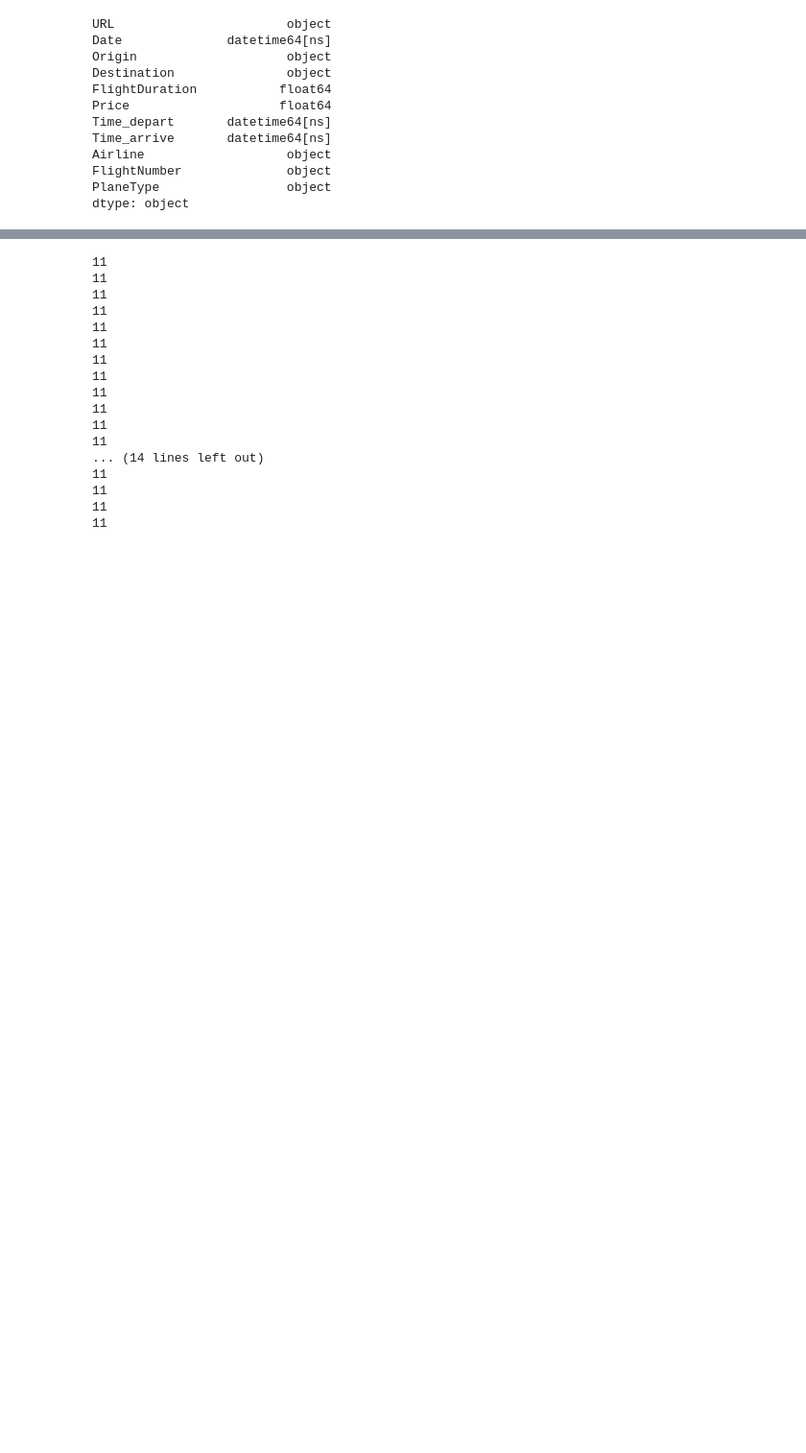
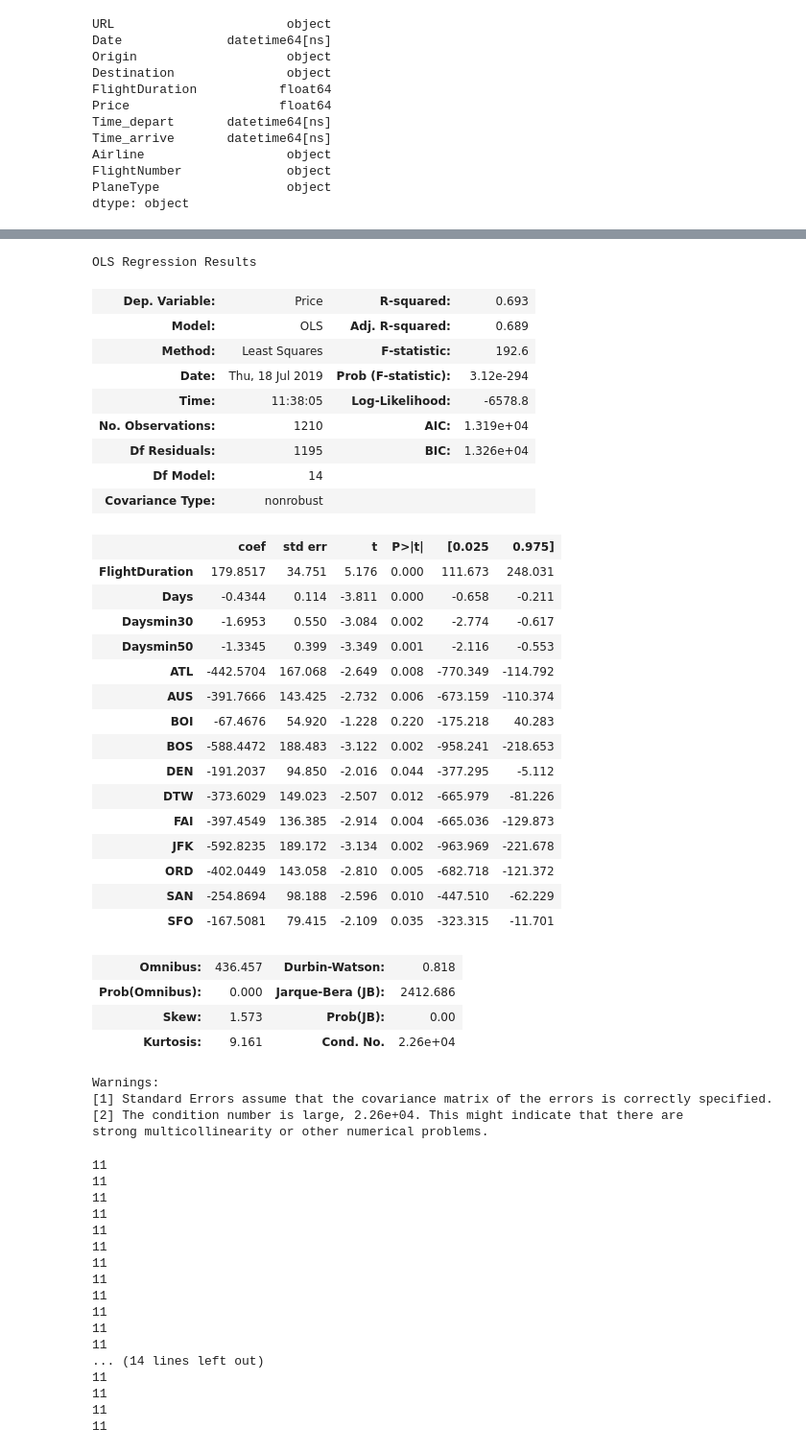
Before and after one commit to RWJohns/MetisProject2, a Jupyter notebook: ProjectCode.ipynb, the cells around one changed output, grey strips where cells are left out. Shown at 96% size. Cells and saved outputs as stored; diff of their text form; code cells hidden in the pictures; blank space fills up the shorter version.

```diff
--- a/ProjectCode.ipynb
+++ b/ProjectCode.ipynb
@@ -205,3 +323,48 @@ memory usage: 180.0+ KB
+# %%
+#y,X= df2_dum['Price'],df2_dum.drop(['Price','URL','Date','Origin','Destination','Time_depart','Time_arrive','Airline','FlightNumber','PlaneType'],axis=1)
+y,X= df4_dum['Price'],df4_dum.drop(['Price','Destination','Date'],axis=1)
+#y,X= df_dum['Price'],df_dum.drop(['Price','URL','Date','Origin','Destination','Time_depart','Time_arrive','Airline','FlightNumber','PlaneType'],axis=1)
+# %%
+model = sm.OLS(y, X)
+# %%
+fit = model.fit()
+# %%
+fit.summary()
+# %% [output]
+OLS Regression Results
+| Dep. Variable: | Price | R-squared: | 0.693 |
+| Model: | OLS | Adj. R-squared: | 0.689 |
+| Method: | Least Squares | F-statistic: | 192.6 |
+| Date: | Thu, 18 Jul 2019 | Prob (F-statistic): | 3.12e-294 |
+| Time: | 11:38:05 | Log-Likelihood: | -6578.8 |
+| No. Observations: | 1210 | AIC: | 1.319e+04 |
+| Df Residuals: | 1195 | BIC: | 1.326e+04 |
+| Df Model: | 14 |  |  |
+| Covariance Type: | nonrobust |  |  |
+|  | coef | std err | t | P>|t| | [0.025 | 0.975] |
+| FlightDuration | 179.8517 | 34.751 | 5.176 | 0.000 | 111.673 | 248.031 |
+| Days | -0.4344 | 0.114 | -3.811 | 0.000 | -0.658 | -0.211 |
+| Daysmin30 | -1.6953 | 0.550 | -3.084 | 0.002 | -2.774 | -0.617 |
+| Daysmin50 | -1.3345 | 0.399 | -3.349 | 0.001 | -2.116 | -0.553 |
+| ATL | -442.5704 | 167.068 | -2.649 | 0.008 | -770.349 | -114.792 |
+| AUS | -391.7666 | 143.425 | -2.732 | 0.006 | -673.159 | -110.374 |
+| BOI | -67.4676 | 54.920 | -1.228 | 0.220 | -175.218 | 40.283 |
+| BOS | -588.4472 | 188.483 | -3.122 | 0.002 | -958.241 | -218.653 |
+| DEN | -191.2037 | 94.850 | -2.016 | 0.044 | -377.295 | -5.112 |
+| DTW | -373.6029 | 149.023 | -2.507 | 0.012 | -665.979 | -81.226 |
+| FAI | -397.4549 | 136.385 | -2.914 | 0.004 | -665.036 | -129.873 |
+| JFK | -592.8235 | 189.172 | -3.134 | 0.002 | -963.969 | -221.678 |
+| ORD | -402.0449 | 143.058 | -2.810 | 0.005 | -682.718 | -121.372 |
+| SAN | -254.8694 | 98.188 | -2.596 | 0.010 | -447.510 | -62.229 |
+| SFO | -167.5081 | 79.415 | -2.109 | 0.035 | -323.315 | -11.701 |
+| Omnibus: | 436.457 | Durbin-Watson: | 0.818 |
+| Prob(Omnibus): | 0.000 | Jarque-Bera (JB): | 2412.686 |
+| Skew: | 1.573 | Prob(JB): | 0.00 |
+| Kurtosis: | 9.161 | Cond. No. | 2.26e+04 |
+Warnings:
+[1] Standard Errors assume that the covariance matrix of the errors is correctly specified.
+[2] The condition number is large, 2.26e+04. This might indicate that there are
+strong multicollinearity or other numerical problems.
 # %%
 ##this will take the soupy html file and pull out data values for all flight results from a search##
 # looking for [Date,DepartureCity,ArrivalCity,DepartureTime,
```
Also changed, not shown: parts of 11 cells of this notebook.
